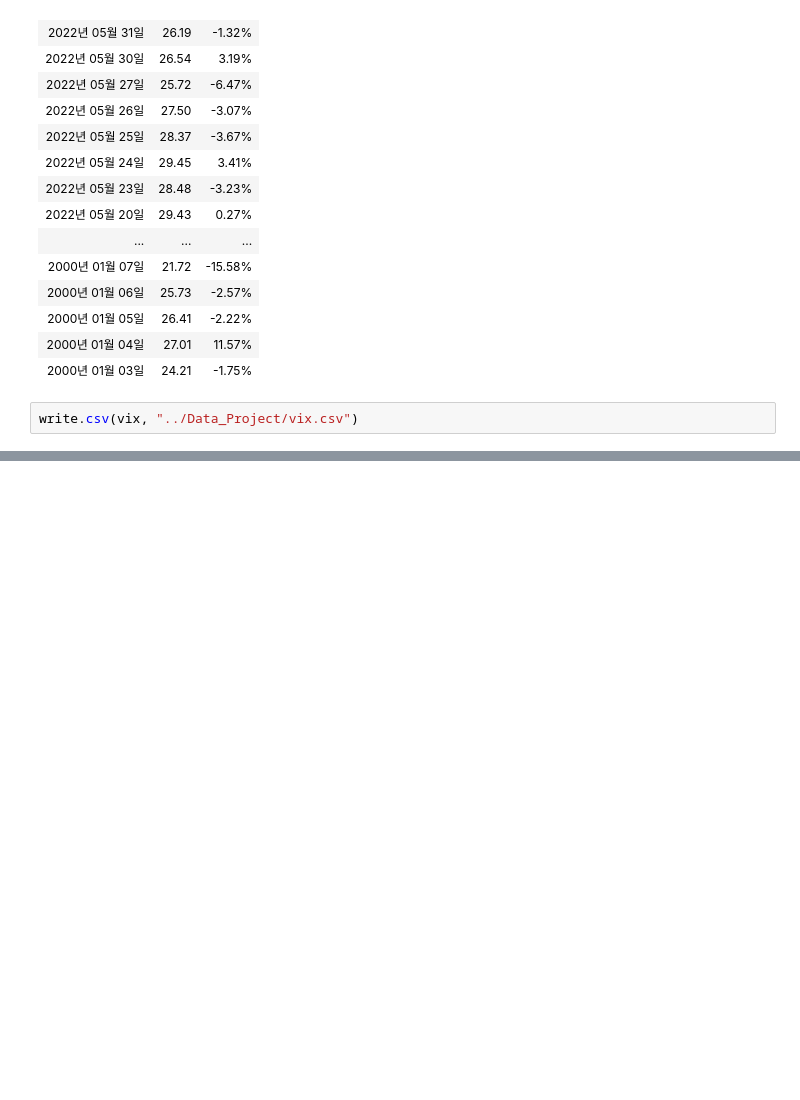
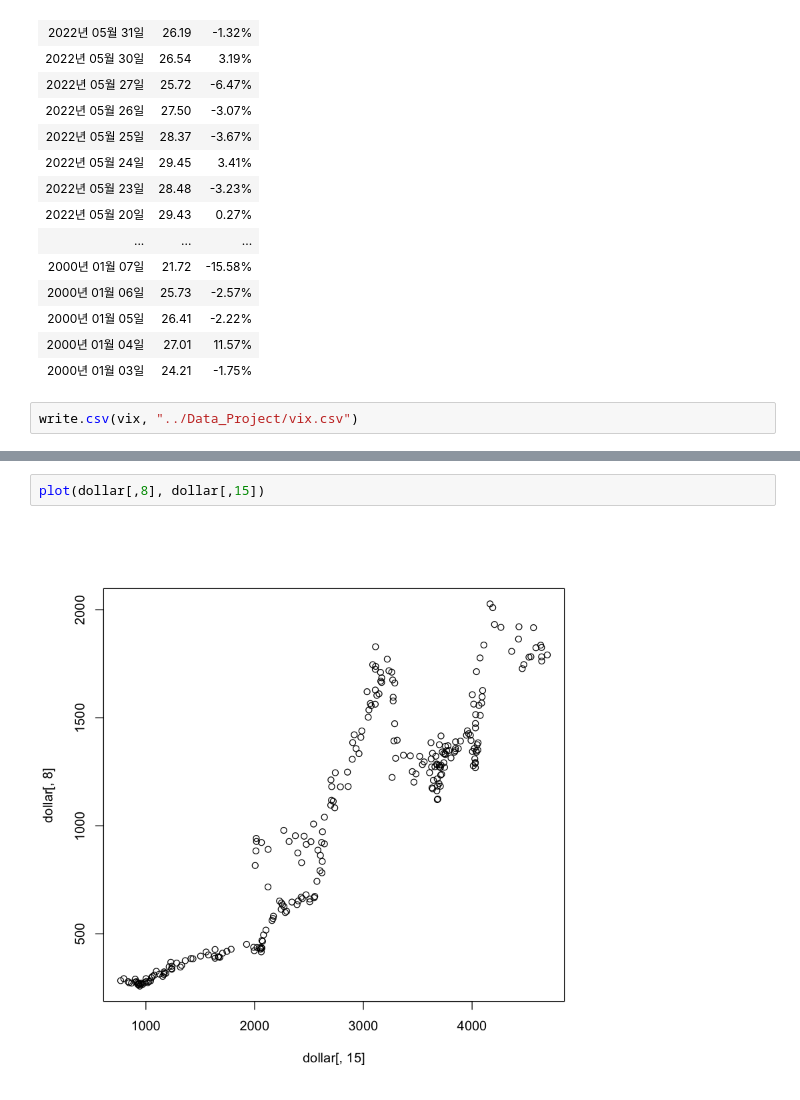
Before and after one commit to jjhwnn/R_Programming, a Jupyter notebook: Flutter & R Project.ipynb, the cells around one changed output, grey strips where cells are left out. Saved outputs shown, nothing was run; the diff lists cells and outputs as text; blank space fills up the shorter version.

```diff
--- a/Flutter & R Project.ipynb
+++ b/Flutter & R Project.ipynb
@@ -378,0 +854,4 @@ write.csv(vix, "../Data_Project/vix.csv")
+# %%
+plot(dollar[,8], dollar[,15])
+# %% [output]
+[figure, added]
```
Also changed, not shown: parts of 54 cells of this notebook.
